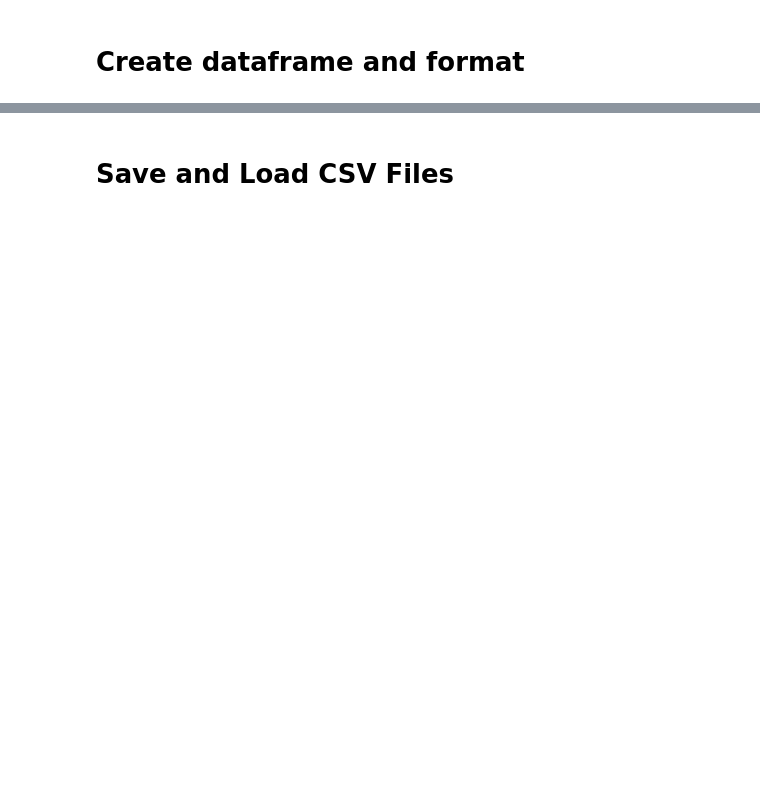
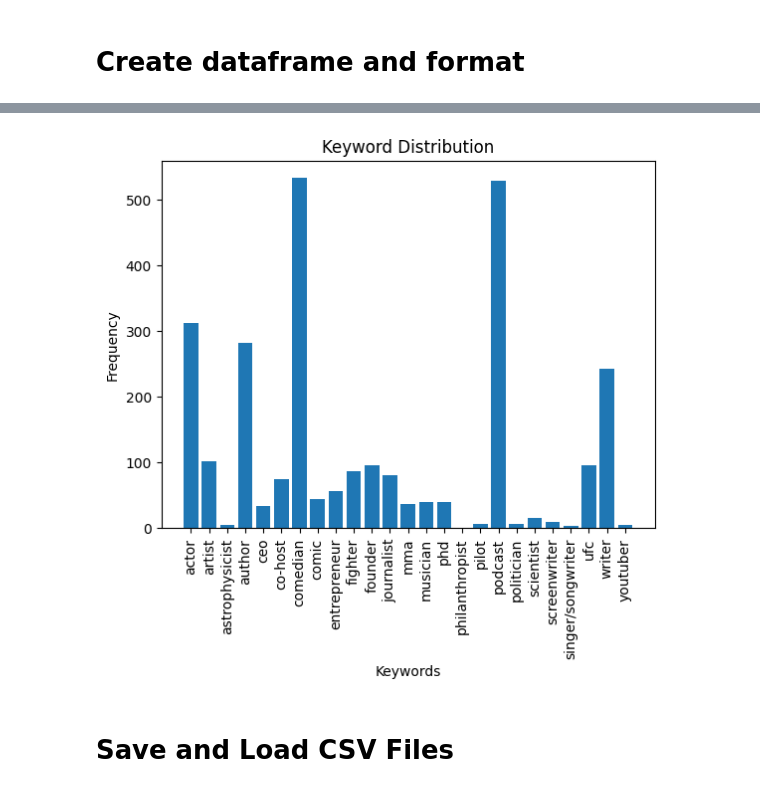
Before and after one commit to mattg213/JRE-analysis, a Jupyter notebook: data.ipynb, the cells around one changed output, grey strips where cells are left out. Cells and saved outputs as stored; diff of their text form; code cells hidden in the pictures; blank space fills up the shorter version.

```diff
--- a/data.ipynb
+++ b/data.ipynb
@@ -216,3 +380,15 @@ writerDF.tail()
+# %%
+counts = df.groupby(['category'])['category'].count()
+
+plt.bar(counts.index, counts)
+
+plt.title("Keyword Distribution")
+plt.xlabel("Keywords")
+plt.ylabel("Frequency")
+plt.xticks(rotation=90)
+plt.show()
+# %% [output]
+[figure, added]
 # %% [markdown]
 # Save and Load CSV Files
 # %%
```
Also changed, not shown: parts of 22 cells of this notebook.
